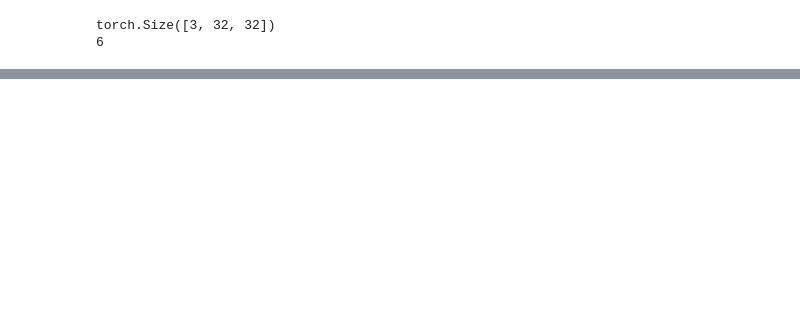
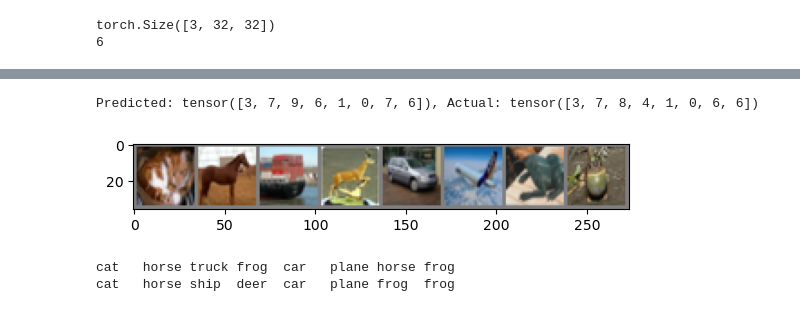
Before and after one commit to ardenmonaghan/Neural_Network_Test, a Jupyter notebook: simple_project/NN_Classifying_Images.ipynb, the cells around one changed output, grey strips where cells are left out. Cells and saved outputs as stored; diff of their text form; code cells hidden in the pictures; blank space fills up the shorter version.

```diff
--- a/simple_project/NN_Classifying_Images.ipynb
+++ b/simple_project/NN_Classifying_Images.ipynb
@@ -220,0 +246,30 @@ Accuracy of the network on the 10000 test images: 62.6%
+# %%
+#Showing 1 batch of predictions
+with torch.no_grad():
+    for data in test_dataloader:
+        images, labels = data
+        outputs = model(images) #Dimensions are (batch_size=32, 10)
+        _, predicted = torch.max(outputs, 1)
+        print(f"Predicted: {predicted}, Actual: {labels}")
+
+        # Showing the images and the predictions
+        imshow(torchvision.utils.make_grid(images))
+        print(' '.join(f'{classes[predicted[j]]:5s}' for j in range(batch_size)))
+        print(' '.join(f'{classes[labels[j]]:5s}' for j in range(batch_size)))
+        break
+
+# Classes: 0 - plane
+# 1 - car
+# 2 - bird
+# 3 - cat
+# 4 - deer
+# 5 - dog
+# 6 - frog
+# 7 - horse
+# 8 - ship
+# 9 - truck
+# %% [output]
+Predicted: tensor([3, 7, 9, 6, 1, 0, 7, 6]), Actual: tensor([3, 7, 8, 4, 1, 0, 6, 6])
+[figure, added]
+cat   horse truck frog  car   plane horse frog
+cat   horse ship  deer  car   plane frog  frog
```
Also changed, not shown: parts of 5 cells of this notebook, 4 other files.
